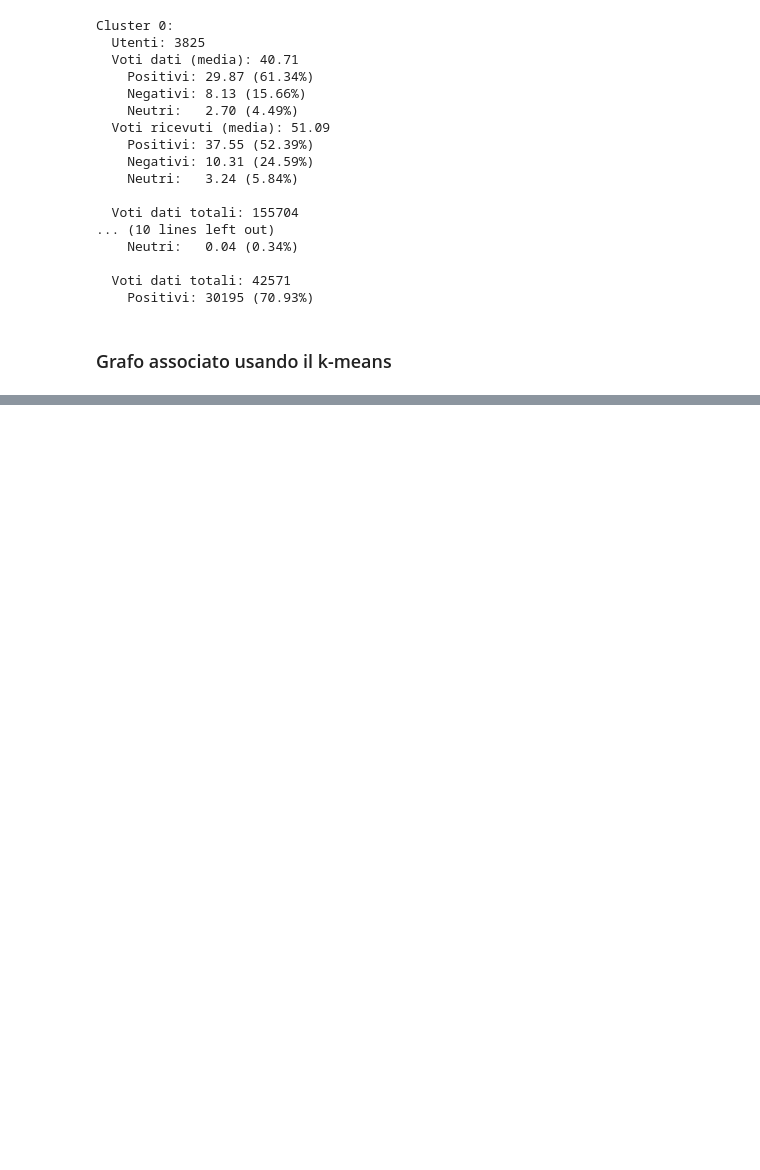
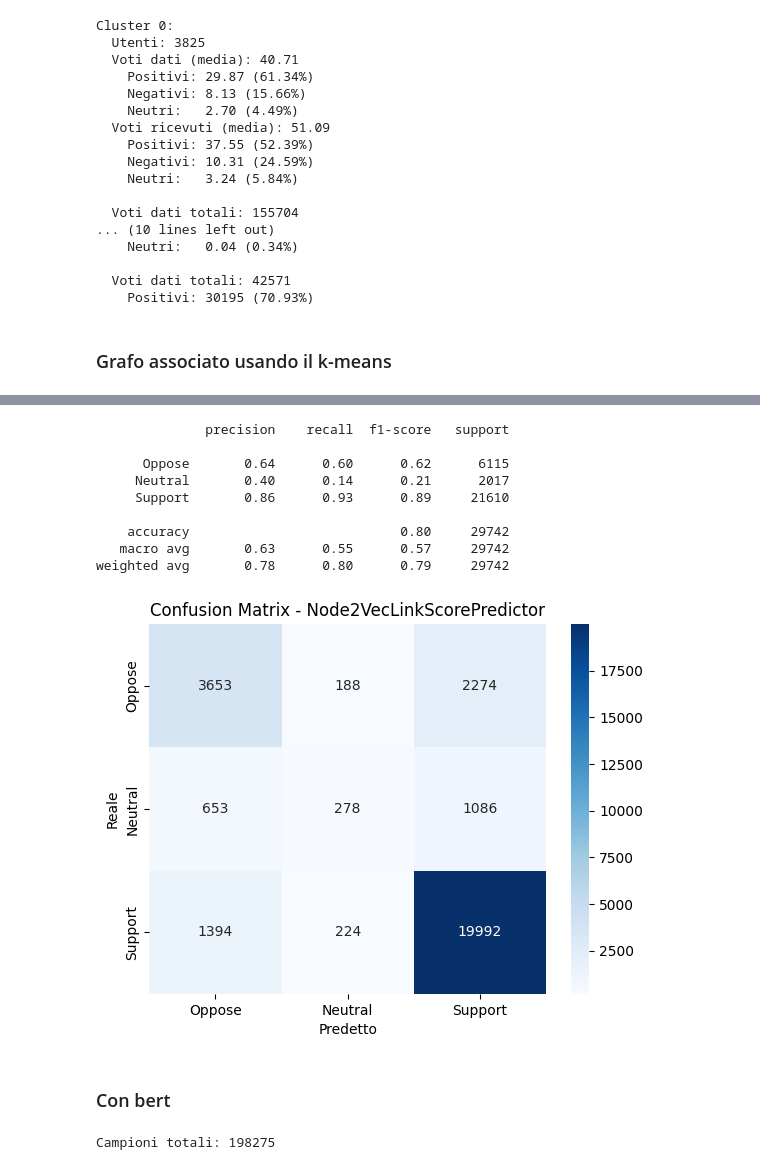
Before and after one commit to Lav-11/LFN_assignment, a Jupyter notebook: hw_wiki_rfa.ipynb, the cells around one changed output, grey strips where cells are left out. Drawn from its saved outputs; the diff is of its cells as text; code cells hidden in the pictures; blank space fills up the shorter version.

Commit message:
Added node2vec and bert approaches

```diff
--- a/hw_wiki_rfa.ipynb
+++ b/hw_wiki_rfa.ipynb
@@ -490,0 +780,63 @@ plt.show()
+# %%
+from sklearn.metrics import classification_report, confusion_matrix
+import seaborn as sns
+import matplotlib.pyplot as plt
+
+# Valutazione Node2VecLinkScorePredictor (modello già in memoria)
+lp_score_model.eval()
+with torch.no_grad():
+    X_eval = X_test.to("cuda")
+    y_pred = lp_score_model(X_eval).argmax(dim=1).cpu().numpy()
+    y_true = (y_test + 1).numpy()  # shift da [-1,0,1] a [0,1,2]
+
+# Report di classificazione
+print(classification_report(y_true, y_pred, target_names=["Oppose", "Neutral", "Support"]))
+
+# Confusion Matrix
+cm = confusion_matrix(y_true, y_pred)
+sns.heatmap(cm, annot=True, fmt="d", cmap="Blues",
+            xticklabels=["Oppose", "Neutral", "Support"],
+            yticklabels=["Oppose", "Neutral", "Support"])
+plt.xlabel("Predetto")
+plt.ylabel("Reale")
+plt.title("Confusion Matrix - Node2VecLinkScorePredictor")
+plt.show()
+# %% [output]
+              precision    recall  f1-score   support
+
+      Oppose       0.64      0.60      0.62      6115
+     Neutral       0.40      0.14      0.21      2017
+     Support       0.86      0.93      0.89     21610
+
+    accuracy                           0.80     29742
+   macro avg       0.63      0.55      0.57     29742
+weighted avg       0.78      0.80      0.79     29742
+[figure, added]
+# %% [markdown]
+ ### Con bert ###
+# %%
+import gzip
+
+# Caricamento del dataset
+samples = []
+with gzip.open("dataset/wiki-RfA.txt.gz", "rt", encoding="utf-8", errors="ignore") as f:
+    block = {}
+    for line in f:
+        line = line.strip()
+        if not line:
+            if "SRC" in block and "TGT" in block and "VOT" in block:
+                # aggiungi anche TXT (se presente)
+                samples.append((
+                    block["SRC"],
+                    block["TGT"],
+                    int(block["VOT"]),
+                    block.get("TXT", "")   # commento testuale
+                ))
+            block = {}
+        else:
+            key, value = line.split(":", 1)
+            block[key] = value.strip()
+
+print(f"Campioni totali: {len(samples)}")
+# %% [output]
+Campioni totali: 198275
```
Also changed, not shown: parts of 21 cells of this notebook.
